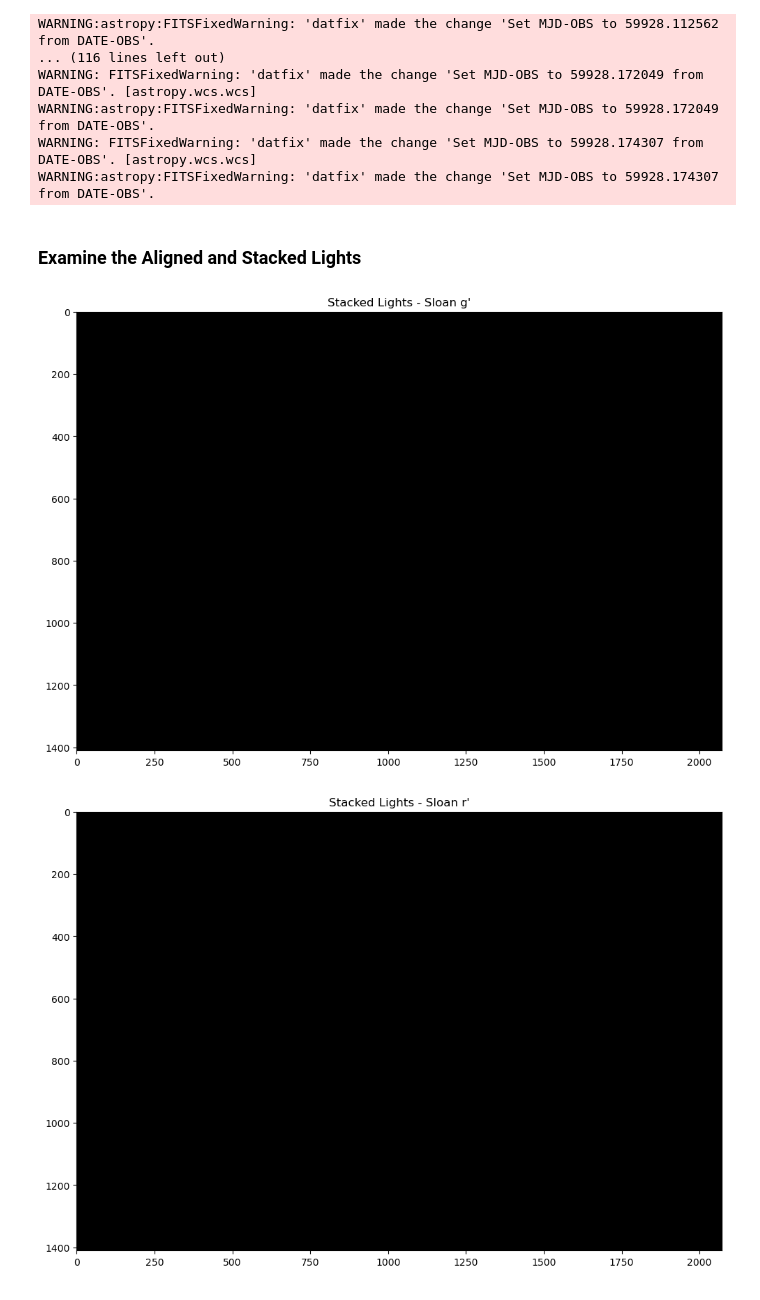
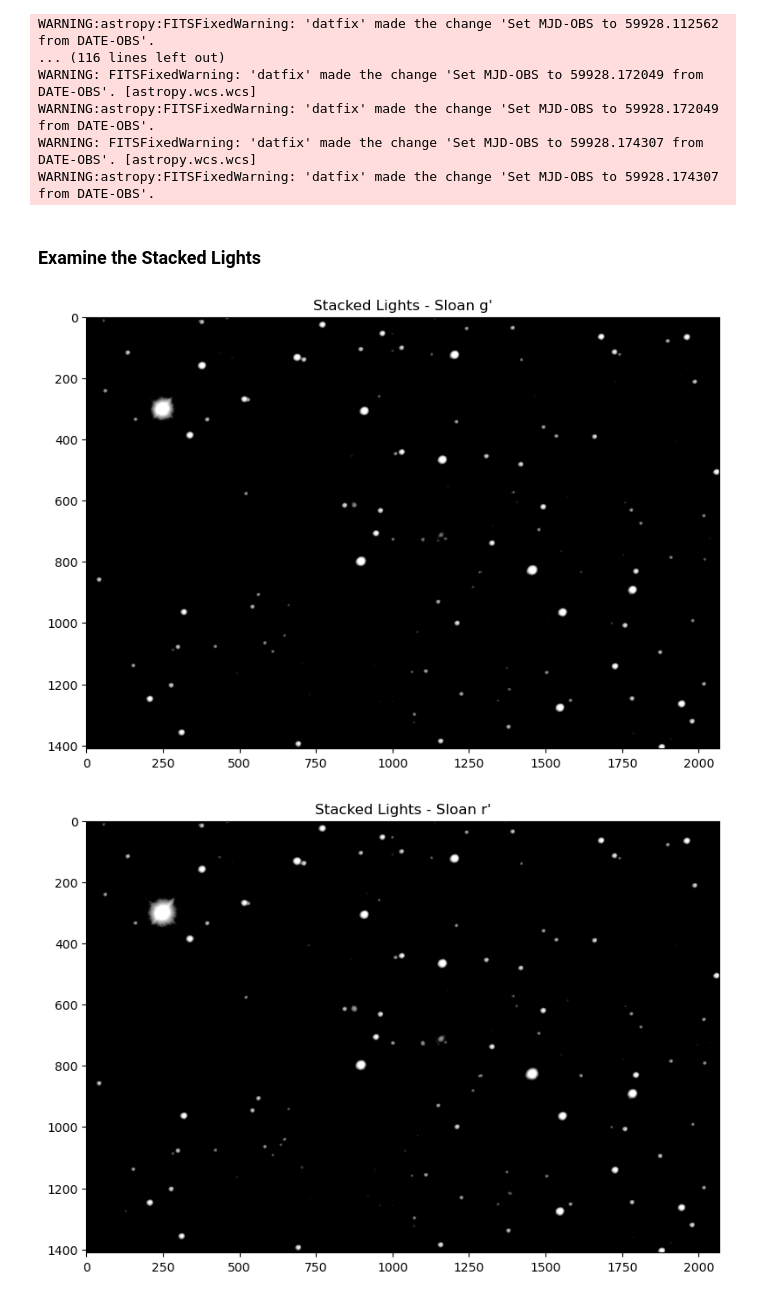
Before and after one commit to brianhill/transient-astronomy, a Jupyter notebook: targets/SN_2022abik/2022-12-1415/analysis-brian.ipynb, the cells around one changed output. Cells and saved outputs as stored; diff of their text form; code cells hidden in the pictures.

Commit message:
Solved NaN problem by trimming images.

```diff
--- a/targets/SN_2022abik/2022-12-1415/analysis-brian.ipynb
+++ b/targets/SN_2022abik/2022-12-1415/analysis-brian.ipynb
@@ -52,7 +52,8 @@ def log_stretch_transform(black_point, saturation_range):
     def fn(pixel_value):
         pixel_value -= black_point
         # The bizarre first conditional test on the next line avoids any attempt to transform NaNs.
-        if pixel_value != pixel_value or pixel_value <= 1.0:
+        # if pixel_value != pixel_value or pixel_value <= 1.0:
+        if pixel_value <= 1.0:
             return 0
         else:
             log_pixel_value = log10(pixel_value)
@@ -62,6 +63,20 @@ def log_stretch_transform(black_point, saturation_range):
                 return floor(256 * log_pixel_value / log_saturation_range)
 
     return fn
+
+# Trimmed image reader utility (needed because our images have four columns of NaNs)
+
+def delete_last_columns(arr, columns_to_delete):
+    column_count = np.shape(arr)[1]
+    del_arr = np.delete(arr, slice(column_count - columns_to_delete, column_count), 1)
+    return del_arr
+
+def trimmed_image_reader(file):
+    img = CCDData.read(file, unit=u.adu)
+    data = img.data
+    trimmed_data = delete_last_columns(data, 4)
+    img.data = trimmed_data
+    return img
 # %% [markdown]
 ### Load Science and Calibration Images
 # %%
@@ -90,10 +105,10 @@ flat_files_list = [ImageFileCollection(flat_directory).files_filtered(include_pa
                for flat_directory in flat_directories]
 bias_files = ImageFileCollection(bias_directory).files_filtered(include_path='True')
 
-lights_list = [[CCDData.read(file, unit=u.adu) for file in light_files] for light_files in light_files_list]
-darks = [CCDData.read(file, unit=u.adu) for file in dark_files]
-flats_list = [[CCDData.read(file, unit=u.adu) for file in flat_files] for flat_files in flat_files_list]
-biases = [CCDData.read(file, unit=u.adu) for file in bias_files]
+lights_list = [[trimmed_image_reader(file) for file in light_files] for light_files in light_files_list]
+darks = [trimmed_image_reader(file) for file in dark_files]
+flats_list = [[trimmed_image_reader(file) for file in flat_files] for flat_files in flat_files_list]
+biases = [trimmed_image_reader(file) for file in bias_files]
 
 # the aligned directories are written to not read from
 aligned_directory_list = [os.path.join(light_directory, 'aligned') for light_directory in light_directories]
@@ -269,7 +285,7 @@ WARNING:astropy:FITSFixedWarning: 'datfix' made the change 'Set MJD-OBS to 59928
 WARNING: FITSFixedWarning: 'datfix' made the change 'Set MJD-OBS to 59928.174307 from DATE-OBS'. [astropy.wcs.wcs]
 WARNING:astropy:FITSFixedWarning: 'datfix' made the change 'Set MJD-OBS to 59928.174307 from DATE-OBS'.
 # %% [markdown]
-### Examine the Aligned and Stacked Lights
+### Examine the Stacked Lights
 # %%
 stacked_data_list = [np.asarray(combined_light) for combined_light in combined_light_list]
 
@@ -280,14 +296,14 @@ stacked_subtracted_list = [stacked_data_list[i] - medians_list[i] for i in range
 
 # Log stretch
 
-stretch_function3 = log_stretch_transform(7, 300)
+stretch_function3 = log_stretch_transform(7, 100)
 transform3 = np.vectorize(stretch_function3)
 transformed_stacked_subtracted_list = [[transform3(data) for data in stacked_subtracted]
                                        for stacked_subtracted in stacked_subtracted_list]
 # %%
 # First filter
 
-fig, axes = plt.subplots(1, 1, figsize=(10, 10))
+fig, axes = plt.subplots(1, 1, figsize=(8, 6))
 
 axes.imshow(transformed_stacked_subtracted_list[FIRST_FILTER], cmap='gray')
 
@@ -296,17 +312,17 @@ axes.set_title("Stacked Lights - " + filter_full_names[FIRST_FILTER])
 plt.tight_layout()
 plt.show()
 # %% [output]
-[figure, old version]
+[figure, new version]
 # %%
 # Second filter
 
-fig, axes = plt.subplots(1, 1, figsize=(10, 10))
+fig, axes = plt.subplots(1, 1, figsize=(8, 6))
 
 axes.imshow(transformed_stacked_subtracted_list[SECOND_FILTER], cmap='gray')
 
 axes.set_title("Stacked Lights - " + filter_full_names[SECOND_FILTER])
 
 plt.tight_layout()
 plt.show()
 # %% [output]
-[figure, old version]
+[figure, new version]
```
Also changed, not shown: parts of 7 cells of this notebook.
